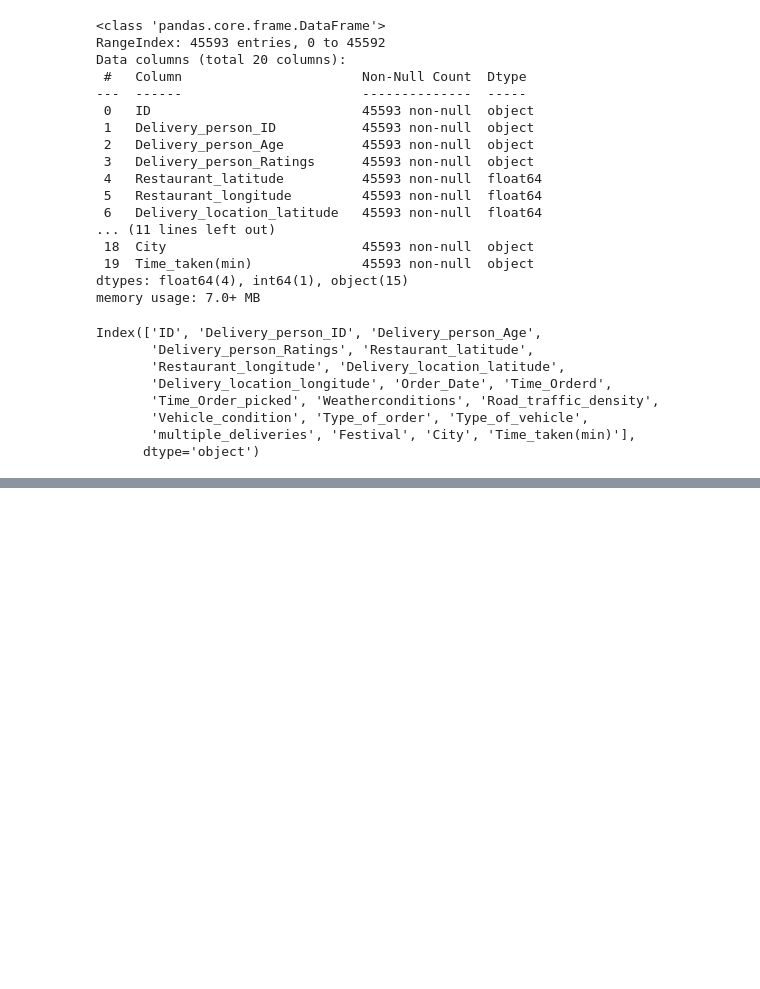
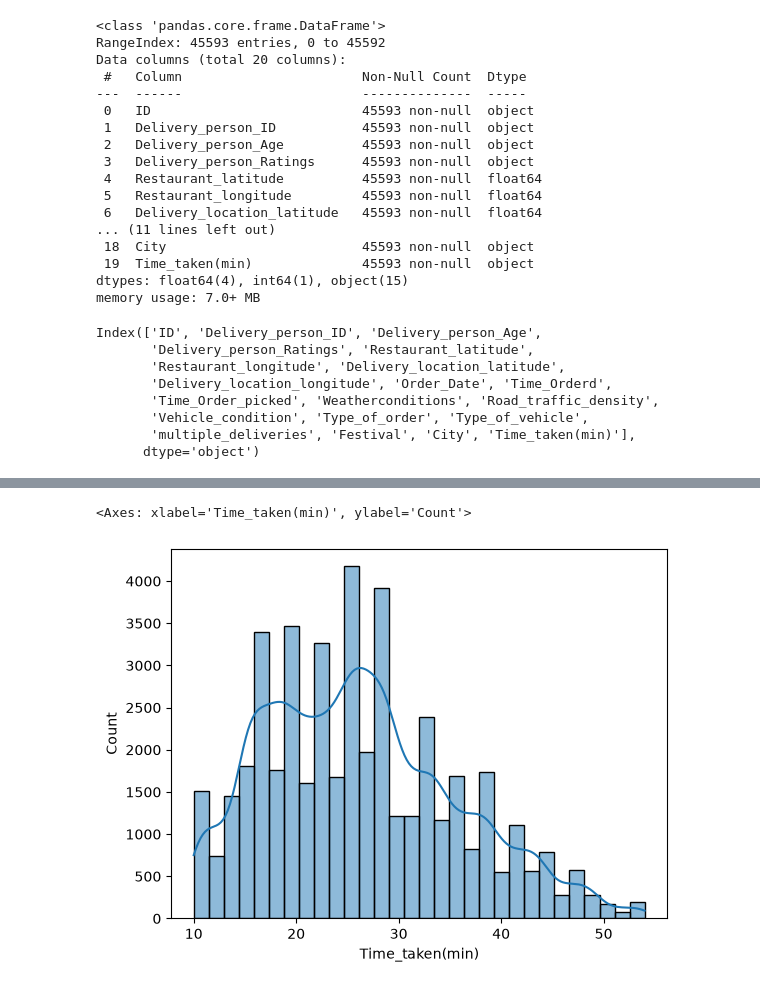
Before and after one commit to shrish2406/Food-Delivery-Time-prediction-model, a Jupyter notebook: model/FOOD_DEL_TIME_PREDICTION_MOD.ipynb, the cells around one changed output, grey strips where cells are left out. Drawn from its saved outputs; the diff is of its cells as text; code cells hidden in the pictures; blank space fills up the shorter version.

```diff
--- a/model/FOOD_DEL_TIME_PREDICTION_MOD.ipynb
+++ b/model/FOOD_DEL_TIME_PREDICTION_MOD.ipynb
@@ -80,0 +264,3 @@ Index(['ID', 'Delivery_person_ID', 'Delivery_person_Age',
+# %%
+for col in ['Delivery_person_Age', 'Delivery_person_Ratings','multiple_deliveries'] :
+    df[col]=pd.to_numeric(df[col], errors='coerce')
@@ -80,0 +319,2 @@ Index(['ID', 'Delivery_person_ID', 'Delivery_person_Age',
+# %%
+df['Delivery_person_Ratings']=df['Delivery_person_Ratings'].clip(upper=5)
@@ -80,0 +333,3 @@ Index(['ID', 'Delivery_person_ID', 'Delivery_person_Age',
+# %%
+for col in ['Delivery_person_Age','Delivery_person_Ratings','multiple_deliveries']:
+    df[col]=df[col].fillna(df[col].median())
@@ -80,0 +372,3 @@ Index(['ID', 'Delivery_person_ID', 'Delivery_person_Age',
+# %%
+for col in ['Road_traffic_density','Weatherconditions','Festival'] :
+    df[col]=df[col].fillna(df[col].mode()[0])
@@ -80,0 +407,5 @@ Index(['ID', 'Delivery_person_ID', 'Delivery_person_Age',
+# %%
+sns.histplot(df['Time_taken(min)'],bins=30,kde=True)
+# %% [output]
+<Axes: xlabel='Time_taken(min)', ylabel='Count'>
+[figure, added]
```
Also changed, not shown: parts of 126 cells of this notebook, 4 other files.
